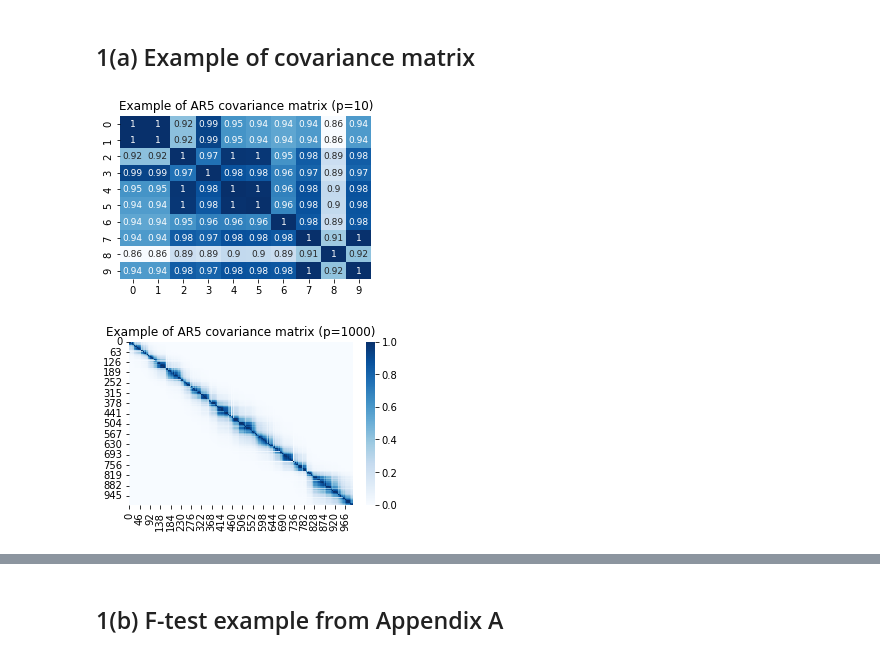
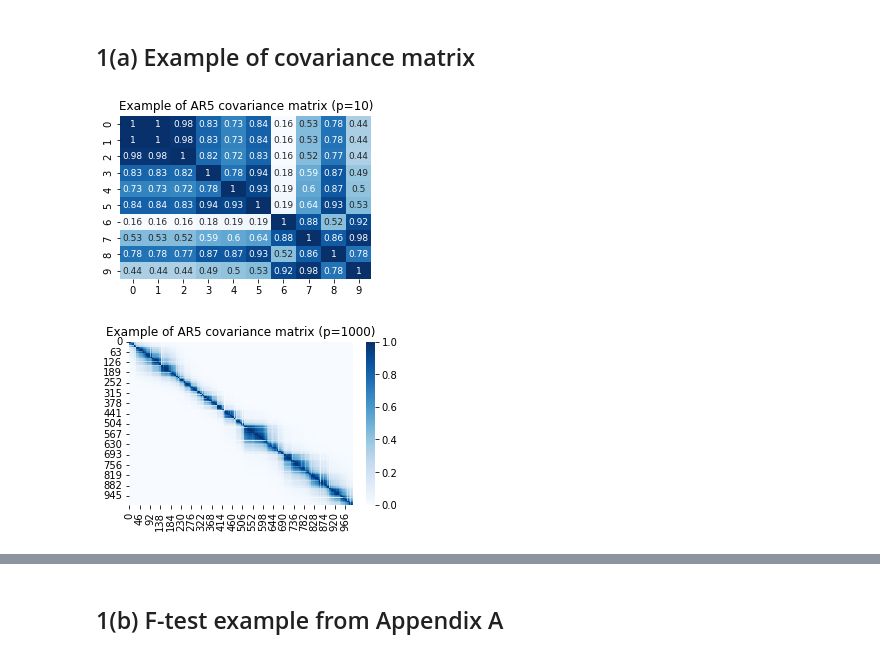
Before and after one commit to amspector100/blip_sims, a Jupyter notebook: final_sim_plots.ipynb, the cells around one changed output, grey strips where cells are left out. Cells and saved outputs as stored; diff of their text form; code cells hidden in the pictures.

```diff
--- a/final_sim_plots.ipynb
+++ b/final_sim_plots.ipynb
@@ -76,18 +79,18 @@ def calc_mean_sem(data, group_vals, meas, trunc_zero=True):
 ## 1(a) Example of covariance matrix
 # %%
 _, _, _, V = blip_sims.gen_data.generate_regression_data(
-    p=10, k=3, covmethod='ark', return_cov=True, dgp_seed=12345678,
+    p=10, k=3, covmethod='ark', return_cov=True, dgp_seed=111,
     max_corr=0.999, alpha0=0.125
 )
 fig, ax = plt.subplots(figsize=(4.5, 3))
 sns.heatmap(V, cmap='Blues', annot=True, ax=ax, annot_kws={"fontsize":9}, cbar=False)
 ax.set(title="Example of AR5 covariance matrix (p=10)")
 plt.savefig("final-plots/examples/ar5_cov.png", dpi=500)
 # %% [output]
-[figure, old version]
+[figure, new version]
 # %%
 _, _, _, V = blip_sims.gen_data.generate_regression_data(
-    p=1000, k=3, covmethod='ark', return_cov=True, dgp_seed=12345678,
+    p=1000, k=3, covmethod='ark', return_cov=True, dgp_seed=111,
     max_corr=0.999, alpha0=0.125,
 )
 fig, ax = plt.subplots(figsize=(5, 3))
@@ -95,7 +98,7 @@ sns.heatmap(V, cmap='Blues', ax=ax, annot_kws={"fontsize":9}, cbar=True)
 ax.set(title=f"Example of AR5 covariance matrix (p={V.shape[0]})")
 plt.savefig("final-plots/examples/ar5_cov_p1000.png", dpi=500)
 # %% [output]
-[figure, old version]
+[figure, new version]
 # %%
 p = V.shape[0]
 print(np.quantile(np.max(V - np.eye(p), axis=0), np.array([0.1, 0.5, 0.9])))
```
Also changed, not shown: parts of 14 cells of this notebook, 4 other files.
